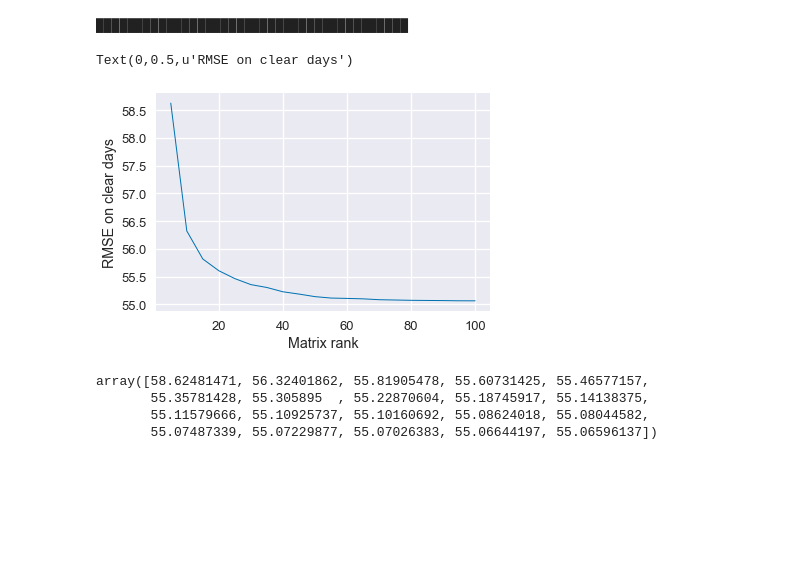
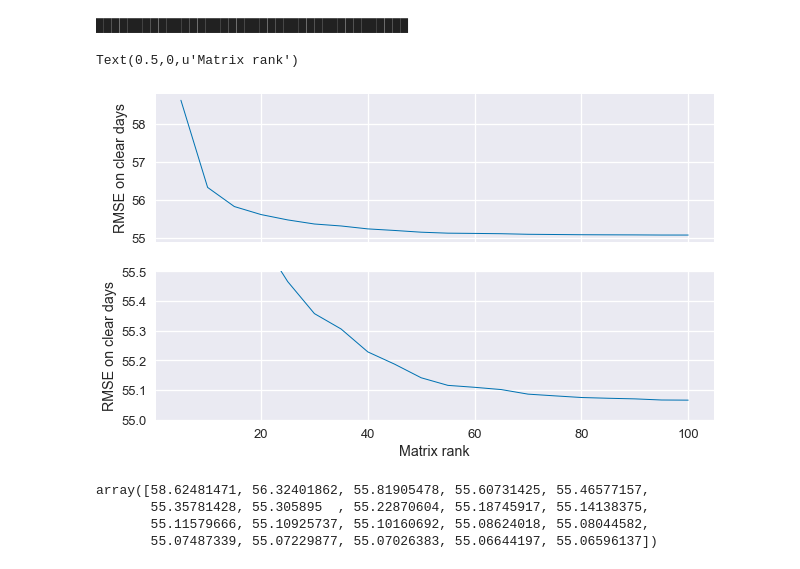
Before and after one commit to slacgismo/StatisticalClearSky, a Jupyter notebook: S28_deeper_look.ipynb, the cells around one changed output. Cells and saved outputs as stored; diff of their text form; code cells hidden in the pictures; blank space fills up the shorter version.

Commit message:
updated plots

```diff
--- a/S28_deeper_look.ipynb
+++ b/S28_deeper_look.ipynb
@@ -81,13 +81,17 @@ for ind, k in enumerate(ks):
     print '\r' + u"\u2588" * b + '-' * l,
 # %% [output]
 ████████████████████████████████████████
-# %%
-plt.plot(ks, errors, linewidth=1)
-plt.xlabel('Matrix rank')
-plt.ylabel('RMSE on clear days')
-# %% [output]
-Text(0,0.5,u'RMSE on clear days')
-[figure, removed]
+# %%
+fig, axes = plt.subplots(nrows=2, figsize=(10, 6), sharex=True)
+axes[0].plot(ks, errors, linewidth=1)
+axes[0].set_ylabel('RMSE on clear days')
+axes[1].plot(ks, errors, linewidth=1)
+axes[1].set_ylabel('RMSE on clear days')
+axes[1].set_ylim(55, 55.5)
+axes[1].set_xlabel('Matrix rank')
+# %% [output]
+Text(0.5,0,u'Matrix rank')
+[figure, added]
 # %%
 errors
 # %% [output]
```
Also changed, not shown: parts of 2 cells of this notebook, 1 other file.
